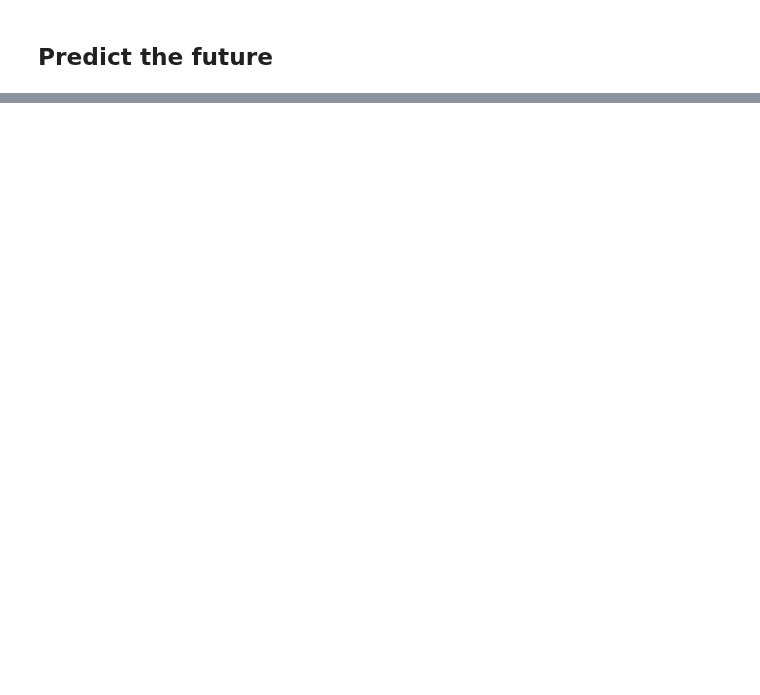
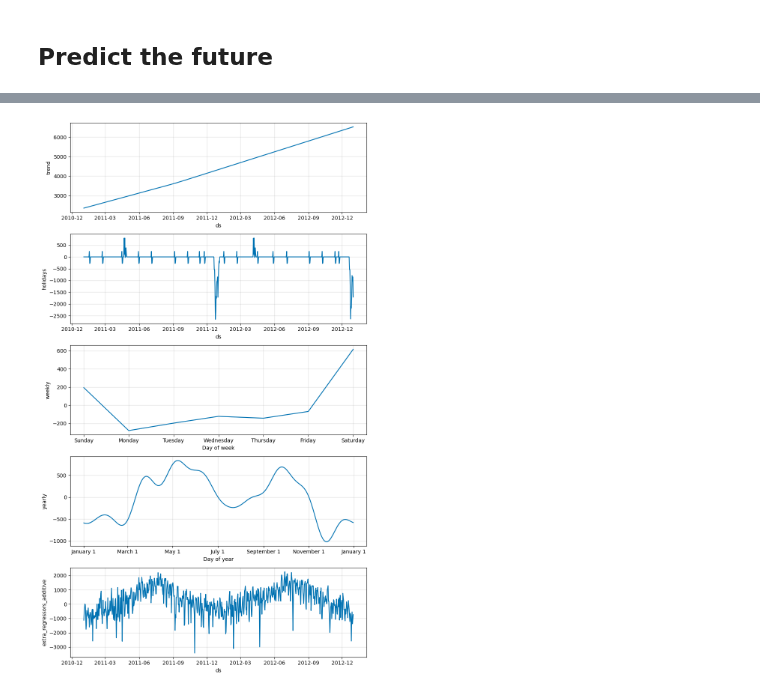
Before and after one commit to rizaho/ml_for_financial_analysis, a Jupyter notebook: 201_4_FACEBOOK_PROPHET.ipynb, the cells around one changed output, grey strips where cells are left out. Drawn from its saved outputs; the diff is of its cells as text; code cells hidden in the pictures; blank space fills up the shorter version.

```diff
--- a/201_4_FACEBOOK_PROPHET.ipynb
+++ b/201_4_FACEBOOK_PROPHET.ipynb
@@ -821,0 +1086,6 @@ df.tail()
+# %%
+# plot components
+fig = m.plot_components(forecast)
+plt.show()
+# %% [output]
+[figure, added]
```
Also changed, not shown: parts of 30 cells of this notebook.
